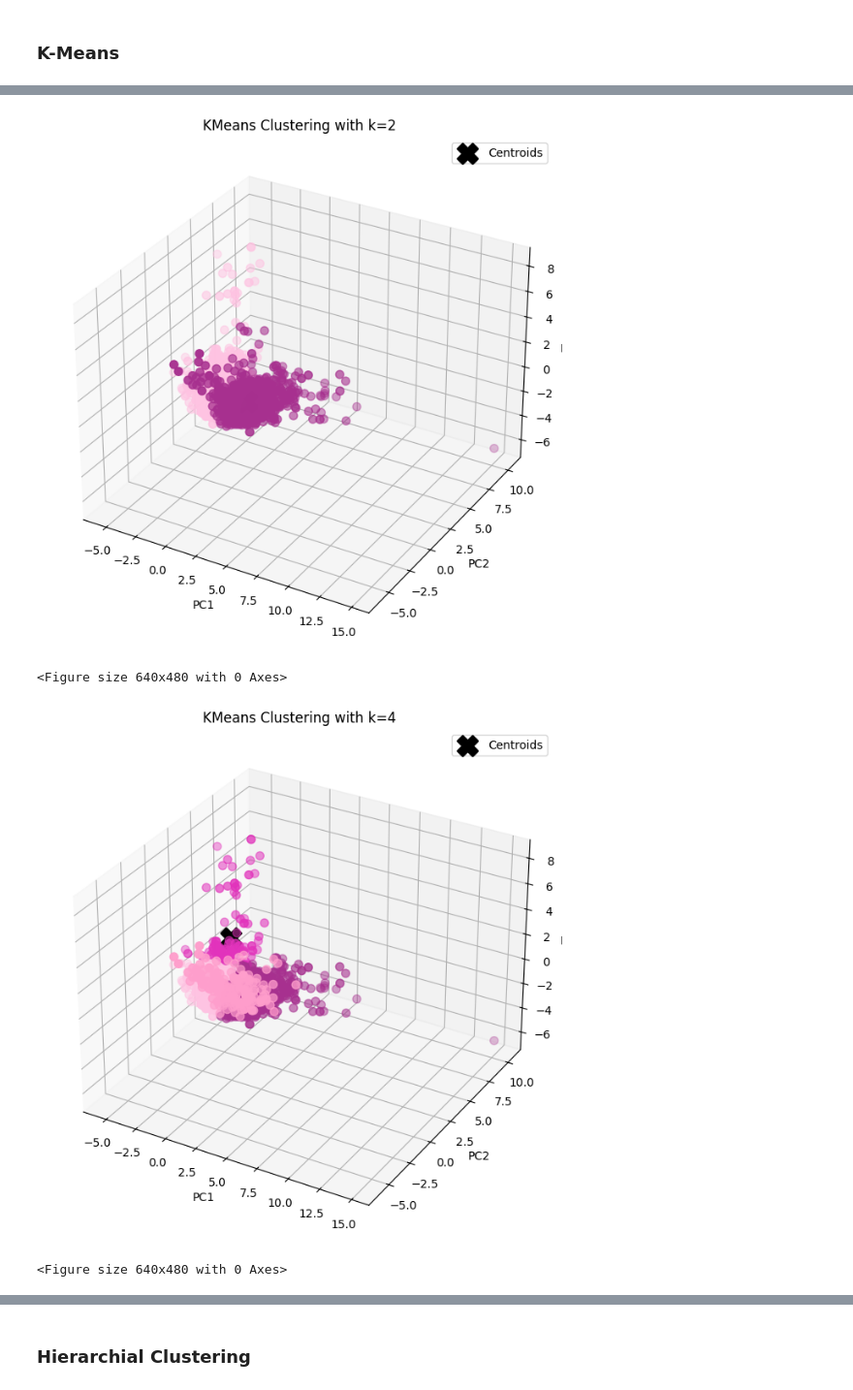
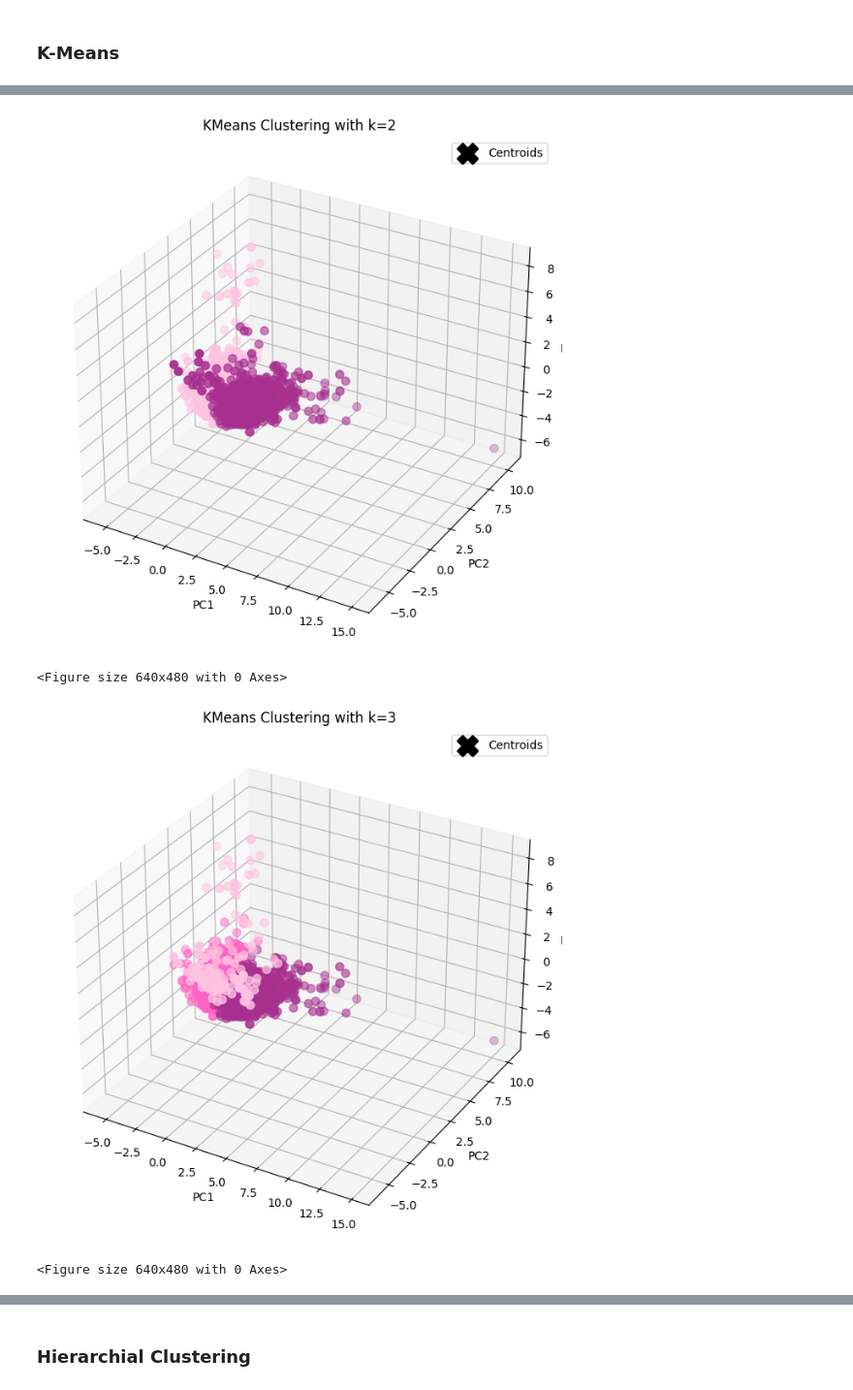
Before and after one commit to KenzieHensel/Project, a Jupyter notebook: Module_2/Clustering.ipynb, the cells around one changed output, grey strips where cells are left out. Shown at 97% size. Drawn from its saved outputs; the diff is of its cells as text; code cells hidden in the pictures.

```diff
--- a/Module_2/Clustering.ipynb
+++ b/Module_2/Clustering.ipynb
@@ -62,38 +62,38 @@ plt.savefig('silhouette_scores.png')
 <Figure size 640x480 with 0 Axes>
 # %%
 #Choosing three smart values of k from the silhouette score plot
-chosen_k_values = [2, 4, 5]
+chosen_k_values = [2, 3, 5]
 
 
 #Plotting KMeans Clustering Results
 for k in chosen_k_values:
     kmeans = KMeans(n_clusters=k, random_state=42)
     kmeans.fit(pca_result)
     centroids = kmeans.cluster_centers_
 
     #Creating a 3D scatter plot
     fig = plt.figure(figsize=(10, 8))
     ax = fig.add_subplot(111, projection='3d')
     ax.scatter(pca_result[:, 0], pca_result[:, 1], pca_result[:, 2],
                c=kmeans.labels_, cmap=custom_cmap, s=50)
 
     #Plotting centroids
     ax.scatter(centroids[:, 0], centroids[:, 1], centroids[:, 2],
                c='black', marker='X', s=300, edgecolor='black', linewidths=2, alpha=1.0, label='Centroids')
 
     ax.set_title(f'KMeans Clustering with k={k}')
     ax.set_xlabel('PC1')
     ax.set_ylabel('PC2')
     ax.set_zlabel('PC3')
     plt.legend()
     plt.show()
 
     #Saving the plot
     plt.savefig(f'kmeans_clusters_{k}.png')
 # %% [output]
 [figure]
 <Figure size 640x480 with 0 Axes>
-[figure, old version]
+[figure, new version]
 <Figure size 640x480 with 0 Axes>
 [figure]
 <Figure size 640x480 with 0 Axes>
```
Also changed, not shown: parts of 7 cells of this notebook, 2 other files.
